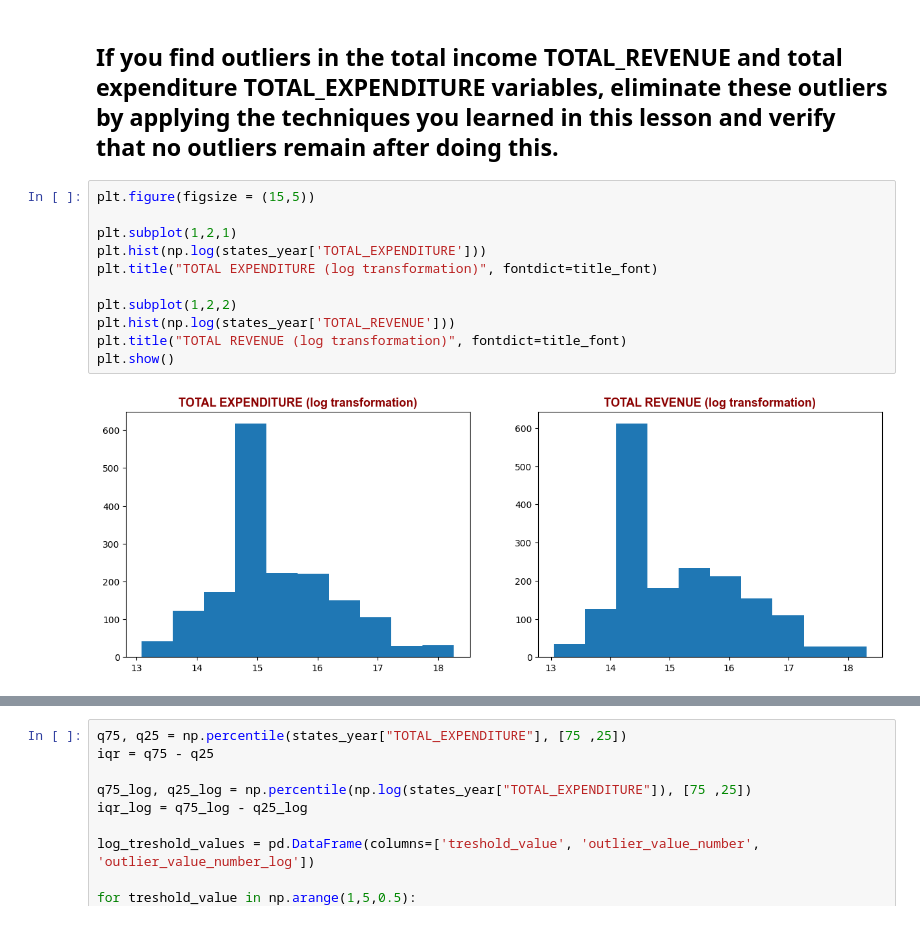
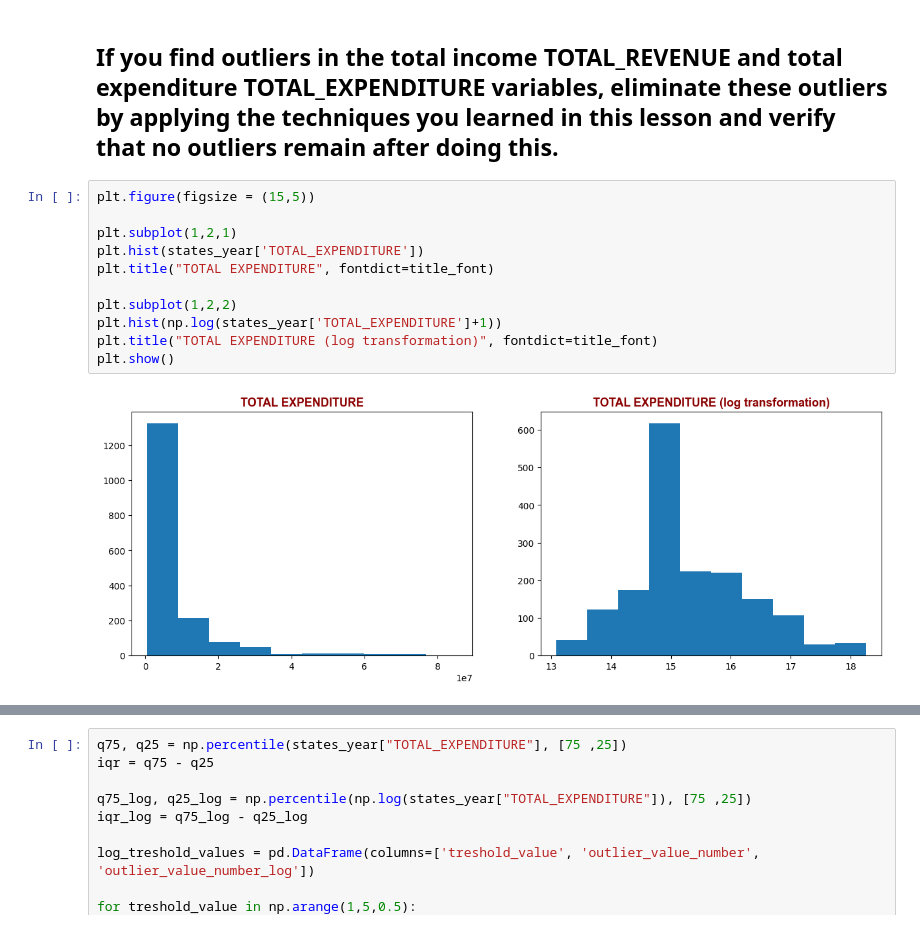
Before and after one commit to selingumusdag/data_cleaning_outliers, a Jupyter notebook: outliers.ipynb, the cells around one changed output, grey strips where cells are left out. Drawn from its saved outputs; the diff is of its cells as text.

```diff
--- a/outliers.ipynb
+++ b/outliers.ipynb
@@ -27,13 +27,13 @@ plt.show()
 # %%
 plt.figure(figsize = (15,5))
 
 plt.subplot(1,2,1)
-plt.hist(np.log(states_year['TOTAL_EXPENDITURE']))
-plt.title("TOTAL EXPENDITURE (log transformation)", fontdict=title_font)
+plt.hist(states_year['TOTAL_EXPENDITURE'])
+plt.title("TOTAL EXPENDITURE", fontdict=title_font)
 
 plt.subplot(1,2,2)
-plt.hist(np.log(states_year['TOTAL_REVENUE']))
-plt.title("TOTAL REVENUE (log transformation)", fontdict=title_font)
+plt.hist(np.log(states_year['TOTAL_EXPENDITURE']+1))
+plt.title("TOTAL EXPENDITURE (log transformation)", fontdict=title_font)
 plt.show()
 # %% [output]
-[figure, old version]
+[figure, new version]
```
Also changed, not shown: parts of 1 cell of this notebook.
